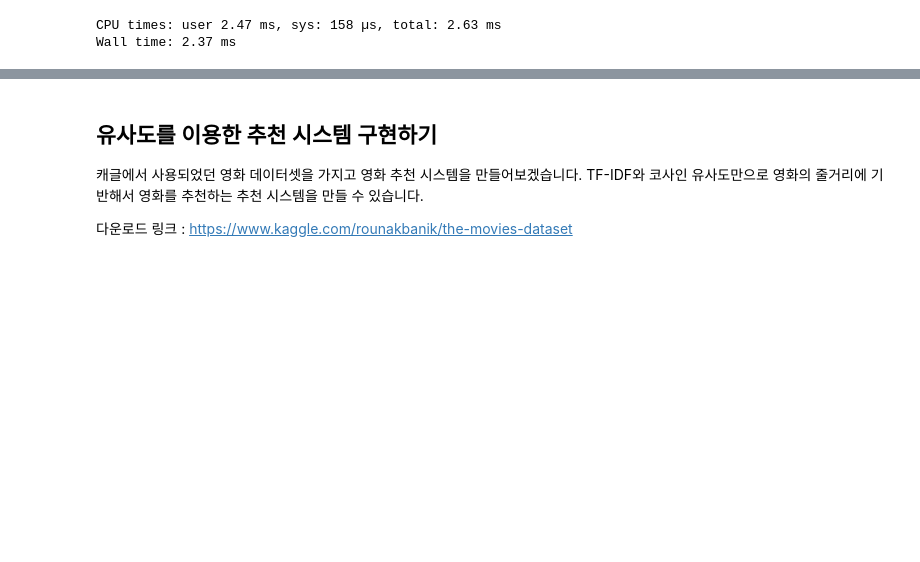
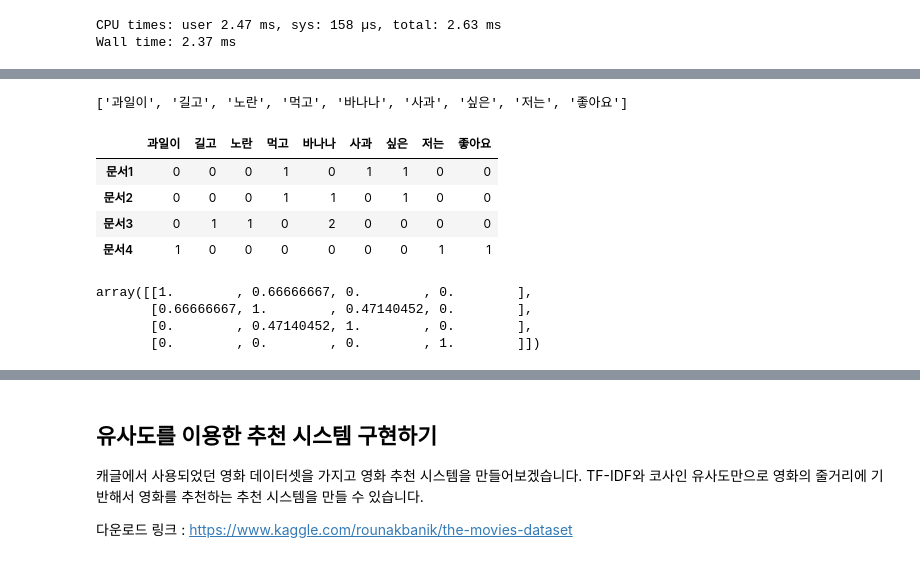
Before and after one commit to qkrwjdduf159/SD_academy, a Jupyter notebook: 머신러닝/추천시스템(Recommended System)/추천시스템.ipynb, the cells around one changed output, grey strips where cells are left out. Saved outputs shown, nothing was run; the diff lists cells and outputs as text; code cells hidden in the pictures; blank space fills up the shorter version.

```diff
--- a/머신러닝/추천시스템(Recommended System)/추천시스템.ipynb
+++ b/머신러닝/추천시스템(Recommended System)/추천시스템.ipynb
@@ -241,0 +390,14 @@ Wall time: 2.37 ms
+# %%
+docs = [
+  '먹고 싶은 사과', # 문서0
+  '먹고 싶은 바나나', # 문서1
+  '길고 노란 바나나 바나나', # 문서2
+  '저는 과일이 좋아요' # 문서3
+]
+# %%
+from sklearn.feature_extraction.text import CountVectorizer
+vect = CountVectorizer() # Counter Vectorizer 객체 생성
+# %%
+# 문장을 Counter Vectorizer 형태로 변형
+countvect = vect.fit_transform(docs)
+countvect # 4x9 : 4개의 문서에 9개의 단어
@@ -241,0 +428,24 @@ Wall time: 2.37 ms
+# %%
+sorted(vect.vocabulary_)
+# %% [output]
+['과일이', '길고', '노란', '먹고', '바나나', '사과', '싶은', '저는', '좋아요']
+# %%
+import pandas as pd
+countvect_df = pd.DataFrame(countvect.toarray(), columns = sorted(vect.vocabulary_))
+countvect_df.index = ['문서1', '문서2', '문서3', '문서4']
+countvect_df
+# %% [output]
+|  | 과일이 | 길고 | 노란 | 먹고 | 바나나 | 사과 | 싶은 | 저는 | 좋아요 |
+| 문서1 | 0 | 0 | 0 | 1 | 0 | 1 | 1 | 0 | 0 |
+| 문서2 | 0 | 0 | 0 | 1 | 1 | 0 | 1 | 0 | 0 |
+| 문서3 | 0 | 1 | 1 | 0 | 2 | 0 | 0 | 0 | 0 |
+| 문서4 | 1 | 0 | 0 | 0 | 0 | 0 | 0 | 1 | 1 |
+# %%
+# 위의 Data Frame 형태의 유사도를 계산
+from sklearn.metrics.pairwise import cosine_similarity
+cosine_similarity(countvect_df, countvect_df)
+# %% [output]
+array([[1.        , 0.66666667, 0.        , 0.        ],
+       [0.66666667, 1.        , 0.47140452, 0.        ],
+       [0.        , 0.47140452, 1.        , 0.        ],
+       [0.        , 0.        , 0.        , 1.        ]])
```
Also changed, not shown: parts of 24 cells of this notebook.
